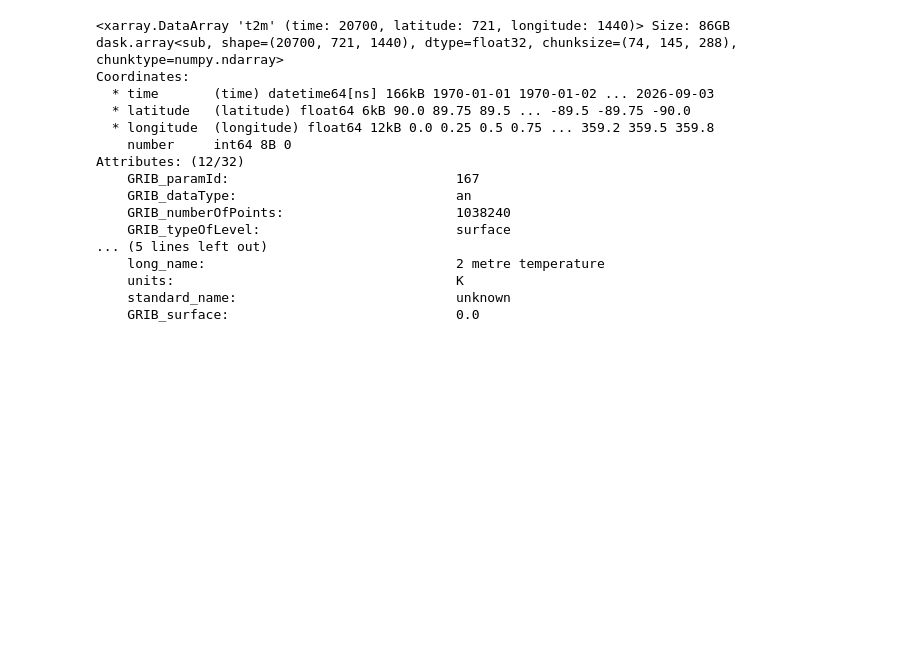
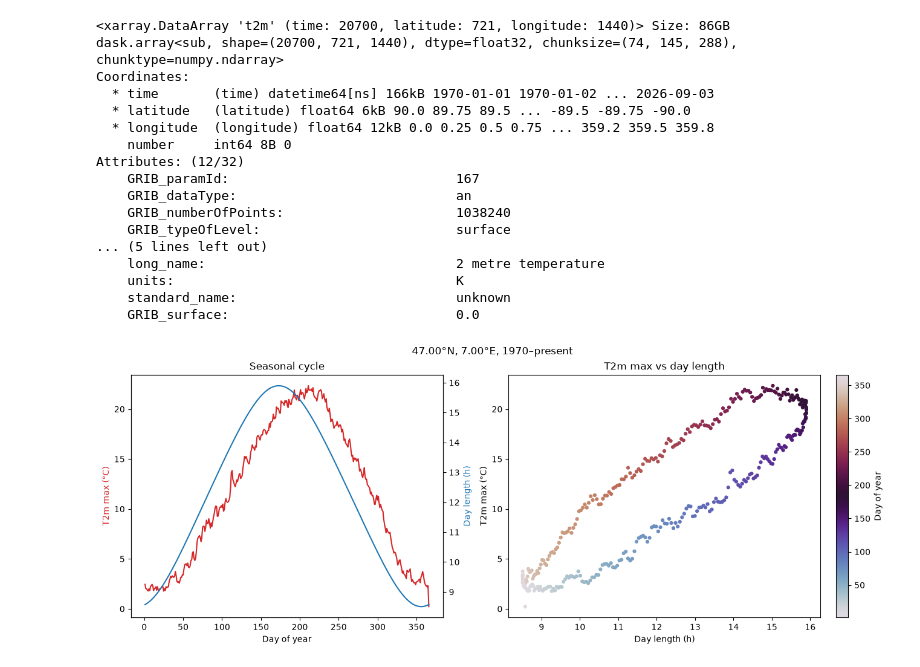
Before and after one commit to rabons/Benasque_heat_daylength, a Jupyter notebook: main.ipynb, the cells around one changed output. Saved outputs shown, nothing was run; the diff lists cells and outputs as text; code cells hidden in the pictures; blank space fills up the shorter version.

Commit message:
Heat Loops

```diff
--- a/main.ipynb
+++ b/main.ipynb
@@ -31,3 +37,42 @@ Attributes: (12/32)
     units:                                    K
     standard_name:                            unknown
     GRIB_surface:                             0.0
+# %%
+lat, lon = 47.0, 6.93          # Neuchâtel; change to your location
+tmax = ds["t2m"]               # change to the name of your daily T2m_max variable
+
+# ERA5 longitudes are usually 0–360
+if float(tmax.longitude.max()) > 180:
+    lon = lon % 360
+
+point = tmax.sel(latitude=lat, longitude=lon, method="nearest")
+if float(point.isel(time=0)) > 200:   # data is in Kelvin
+    point = point - 273.15
+
+# Mean T2m_max for each day of the year, 1970–present
+clim = point.sel(time=slice("1970", None)).groupby("time.dayofyear").mean().load()
+doy = clim.dayofyear.values
+dl = day_length(point.latitude.item(), doy)
+
+fig, (ax1, ax2) = plt.subplots(1, 2, figsize=(13, 5), constrained_layout=True)
+
+# Left: both quantities over the year
+ax1.plot(doy, clim, color="tab:red")
+ax1.set_xlabel("Day of year")
+ax1.set_ylabel("T2m max (°C)", color="tab:red")
+ax1b = ax1.twinx()
+ax1b.plot(doy, dl, color="tab:blue")
+ax1b.set_ylabel("Day length (h)", color="tab:blue")
+ax1.set_title("Seasonal cycle")
+
+# Right: T2m max against day length; the loop shows the lag
+sc = ax2.scatter(dl, clim, c=doy, cmap="twilight", s=12)
+fig.colorbar(sc, ax=ax2, label="Day of year")
+ax2.set_xlabel("Day length (h)")
+ax2.set_ylabel("T2m max (°C)")
+ax2.set_title("T2m max vs day length")
+
+fig.suptitle(f"{point.latitude.item():.2f}°N, {point.longitude.item():.2f}°E, 1970–present")
+plt.show()
+# %% [output]
+[figure, added]
```
Also changed, not shown: parts of 3 cells of this notebook, 3 other files.
